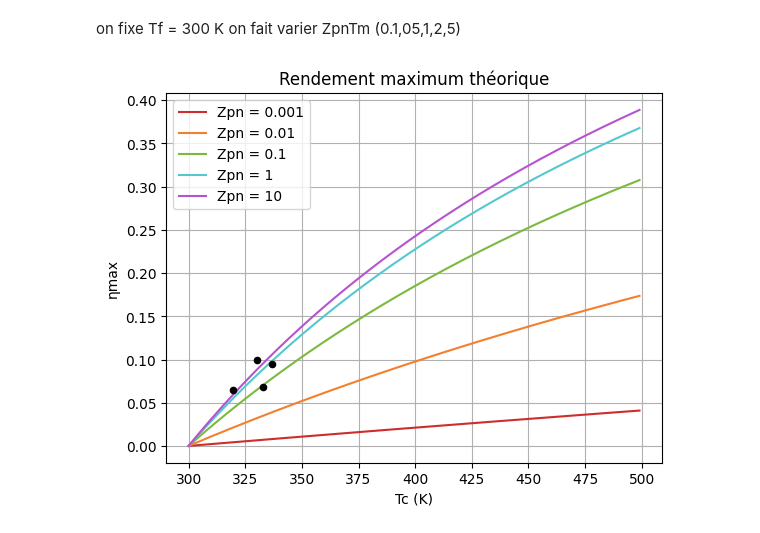
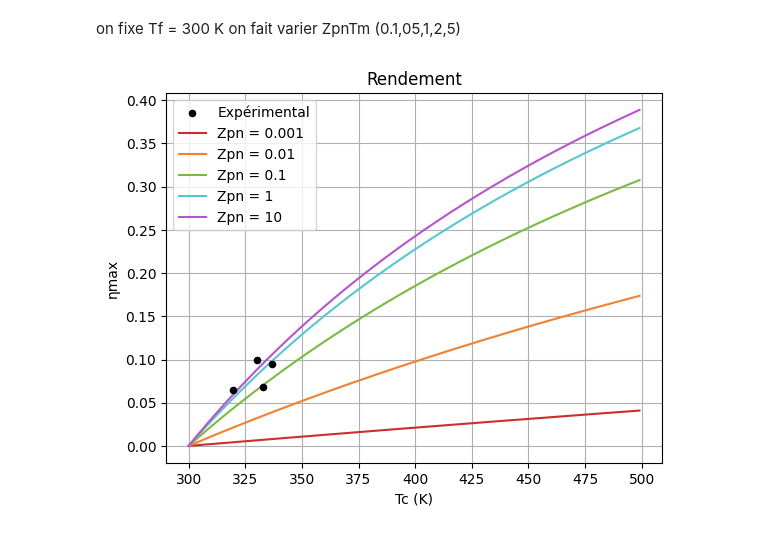
Before and after one commit to adelemarcon/TIPE, a Jupyter notebook: TIPE5theorie.ipynb, the cells around one changed output. Drawn from its saved outputs; the diff is of its cells as text; code cells hidden in the pictures.

```diff
--- a/TIPE5theorie.ipynb
+++ b/TIPE5theorie.ipynb
@@ -22,20 +22,20 @@ t1, n1 = rendement(0.1)
 t2, n2 = rendement(1)
 t5, n5 = rendement(10)
 # %%
-plt.scatter(332.95, 0.068, color = 'black',zorder = 6, s = 20)
+plt.scatter(332.95, 0.068, color = 'black',zorder = 6, s = 20, label = "Expérimental")
 plt.scatter(319.75, 0.065, color = 'black', zorder = 6, s = 20)
 plt.scatter(330.25, 0.1, color = 'black', zorder = 6, s = 20)
 plt.scatter(336.95, 0.095, color = 'black', zorder = 6, s = 20)
 plt.plot(t01,n01, label = "Zpn = 0.001", color = "#cd2d2d")
 plt.plot(t05,n05, label = "Zpn = 0.01", color = "#f2802e")
 plt.plot(t1,n1, label = 'Zpn = 0.1', color = "#7bba3e")
 plt.plot(t2,n2, label = "Zpn = 1", color = "#54c8cf")
 plt.plot(t5,n5, label = "Zpn = 10", color = "#b654cf")
 plt.legend()
 plt.xlabel("Tc (K)")
 plt.ylabel("ηmax")
-plt.title("Rendement maximum théorique")
+plt.title("Rendement")
 plt.grid()
 plt.show()
 # %% [output]
-[figure, old version]
+[figure, new version]
```
Also changed, not shown: 1 other file.
